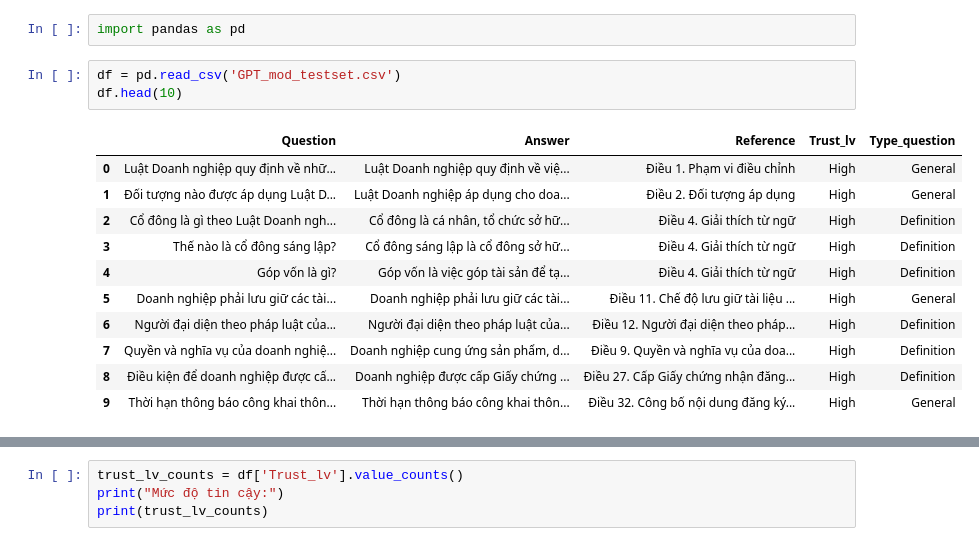
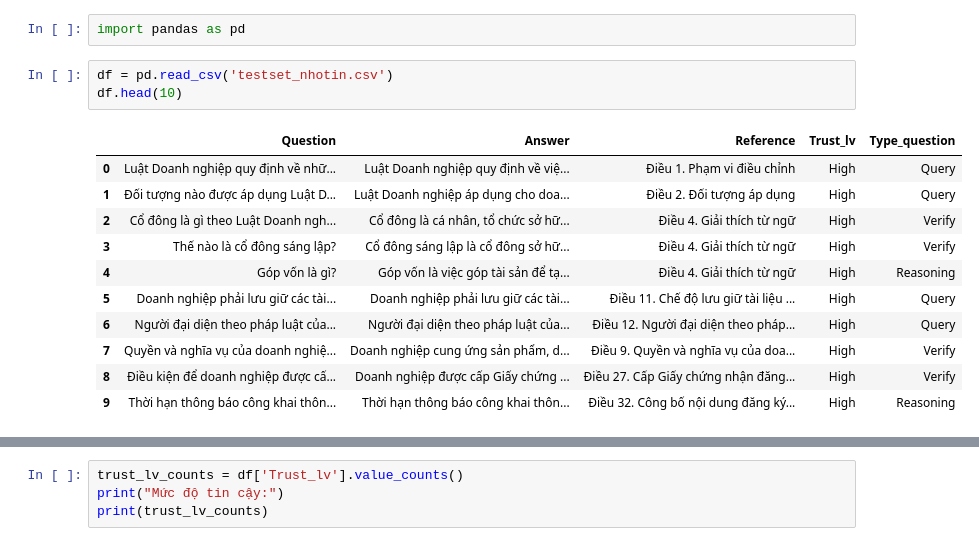
Before and after one commit to LTNhoTin/LegalBizAI_project, a Jupyter notebook: test_set/datatest.ipynb, the cells around one changed output, grey strips where cells are left out. Cells and saved outputs as stored; diff of their text form.

```diff
--- a/test_set/datatest.ipynb
+++ b/test_set/datatest.ipynb
@@ -1,20 +1,20 @@
 # %%
 import pandas as pd
 # %%
-df = pd.read_csv('GPT_mod_testset.csv')
+df = pd.read_csv('testset_nhotin.csv')
 df.head(10)
 # %% [output]
 |  | Question | Answer | Reference | Trust_lv | Type_question |
-| 0 | Luật Doanh nghiệp quy định về nhữ... | Luật Doanh nghiệp quy định về việ... | Điều 1. Phạm vi điều chỉnh | High | General |
-| 1 | Đối tượng nào được áp dụng Luật D... | Luật Doanh nghiệp áp dụng cho doa... | Điều 2. Đối tượng áp dụng | High | General |
-| 2 | Cổ đông là gì theo Luật Doanh ngh... | Cổ đông là cá nhân, tổ chức sở hữ... | Điều 4. Giải thích từ ngữ | High | Definition |
-| 3 | Thế nào là cổ đông sáng lập? | Cổ đông sáng lập là cổ đông sở hữ... | Điều 4. Giải thích từ ngữ | High | Definition |
-| 4 | Góp vốn là gì? | Góp vốn là việc góp tài sản để tạ... | Điều 4. Giải thích từ ngữ | High | Definition |
-| 5 | Doanh nghiệp phải lưu giữ các tài... | Doanh nghiệp phải lưu giữ các tài... | Điều 11. Chế độ lưu giữ tài liệu ... | High | General |
-| 6 | Người đại diện theo pháp luật của... | Người đại diện theo pháp luật của... | Điều 12. Người đại diện theo pháp... | High | Definition |
-| 7 | Quyền và nghĩa vụ của doanh nghiệ... | Doanh nghiệp cung ứng sản phẩm, d... | Điều 9. Quyền và nghĩa vụ của doa... | High | Definition |
-| 8 | Điều kiện để doanh nghiệp được cấ... | Doanh nghiệp được cấp Giấy chứng ... | Điều 27. Cấp Giấy chứng nhận đăng... | High | Definition |
-| 9 | Thời hạn thông báo công khai thôn... | Thời hạn thông báo công khai thôn... | Điều 32. Công bố nội dung đăng ký... | High | General |
+| 0 | Luật Doanh nghiệp quy định về nhữ... | Luật Doanh nghiệp quy định về việ... | Điều 1. Phạm vi điều chỉnh | High | Query |
+| 1 | Đối tượng nào được áp dụng Luật D... | Luật Doanh nghiệp áp dụng cho doa... | Điều 2. Đối tượng áp dụng | High | Query |
+| 2 | Cổ đông là gì theo Luật Doanh ngh... | Cổ đông là cá nhân, tổ chức sở hữ... | Điều 4. Giải thích từ ngữ | High | Verify |
+| 3 | Thế nào là cổ đông sáng lập? | Cổ đông sáng lập là cổ đông sở hữ... | Điều 4. Giải thích từ ngữ | High | Verify |
+| 4 | Góp vốn là gì? | Góp vốn là việc góp tài sản để tạ... | Điều 4. Giải thích từ ngữ | High | Reasoning |
+| 5 | Doanh nghiệp phải lưu giữ các tài... | Doanh nghiệp phải lưu giữ các tài... | Điều 11. Chế độ lưu giữ tài liệu ... | High | Query |
+| 6 | Người đại diện theo pháp luật của... | Người đại diện theo pháp luật của... | Điều 12. Người đại diện theo pháp... | High | Query |
+| 7 | Quyền và nghĩa vụ của doanh nghiệ... | Doanh nghiệp cung ứng sản phẩm, d... | Điều 9. Quyền và nghĩa vụ của doa... | High | Verify |
+| 8 | Điều kiện để doanh nghiệp được cấ... | Doanh nghiệp được cấp Giấy chứng ... | Điều 27. Cấp Giấy chứng nhận đăng... | High | Verify |
+| 9 | Thời hạn thông báo công khai thôn... | Thời hạn thông báo công khai thôn... | Điều 32. Công bố nội dung đăng ký... | High | Reasoning |
 # %%
 df.tail(10)
 # %% [output]
```
Also changed, not shown: parts of 6 cells of this notebook, 2 other files.
